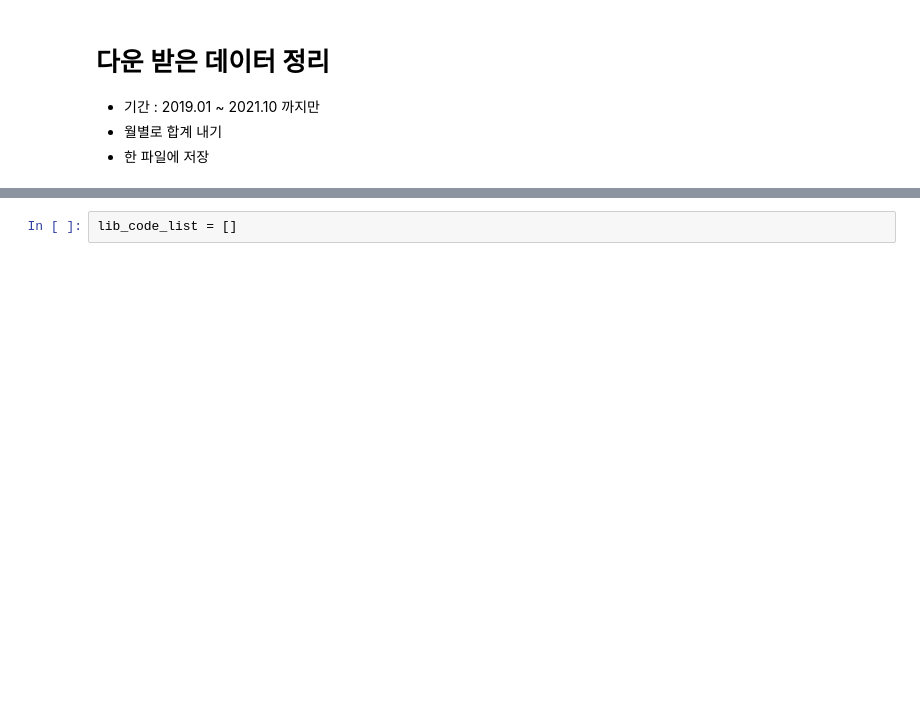
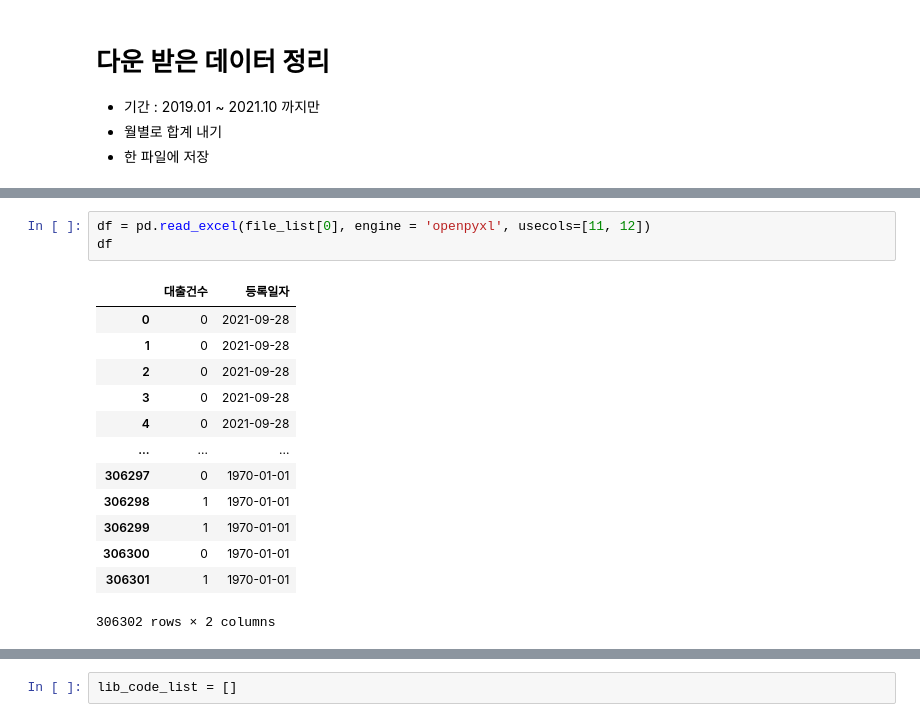
Before and after one commit to Hyeonjiwon/Python-Study, a Jupyter notebook: Web Scraping/Web scraping.ipynb, the cells around one changed output, grey strips where cells are left out. Cells and saved outputs as stored; diff of their text form; blank space fills up the shorter version.

```diff
--- a/Web Scraping/Web scraping.ipynb
+++ b/Web Scraping/Web scraping.ipynb
@@ -173,0 +292,17 @@ driver.find_element_by_xpath('//*[@id="sb-site"]/section/div[5]/div[3]/table/tbo
+# %%
+df = pd.read_excel(file_list[0], engine = 'openpyxl', usecols=[11, 12])
+df
+# %% [output]
+|  | 대출건수 | 등록일자 |
+| 0 | 0 | 2021-09-28 |
+| 1 | 0 | 2021-09-28 |
+| 2 | 0 | 2021-09-28 |
+| 3 | 0 | 2021-09-28 |
+| 4 | 0 | 2021-09-28 |
+| ... | ... | ... |
+| 306297 | 0 | 1970-01-01 |
+| 306298 | 1 | 1970-01-01 |
+| 306299 | 1 | 1970-01-01 |
+| 306300 | 0 | 1970-01-01 |
+| 306301 | 1 | 1970-01-01 |
+306302 rows × 2 columns
```
Also changed, not shown: parts of 16 cells of this notebook.
